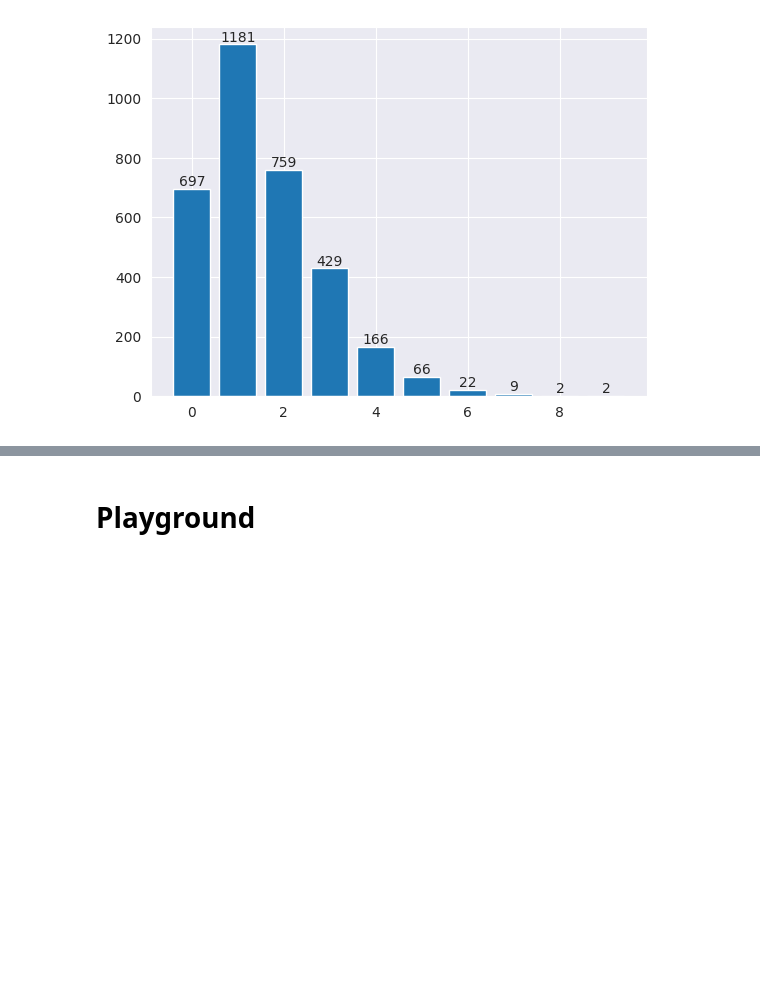
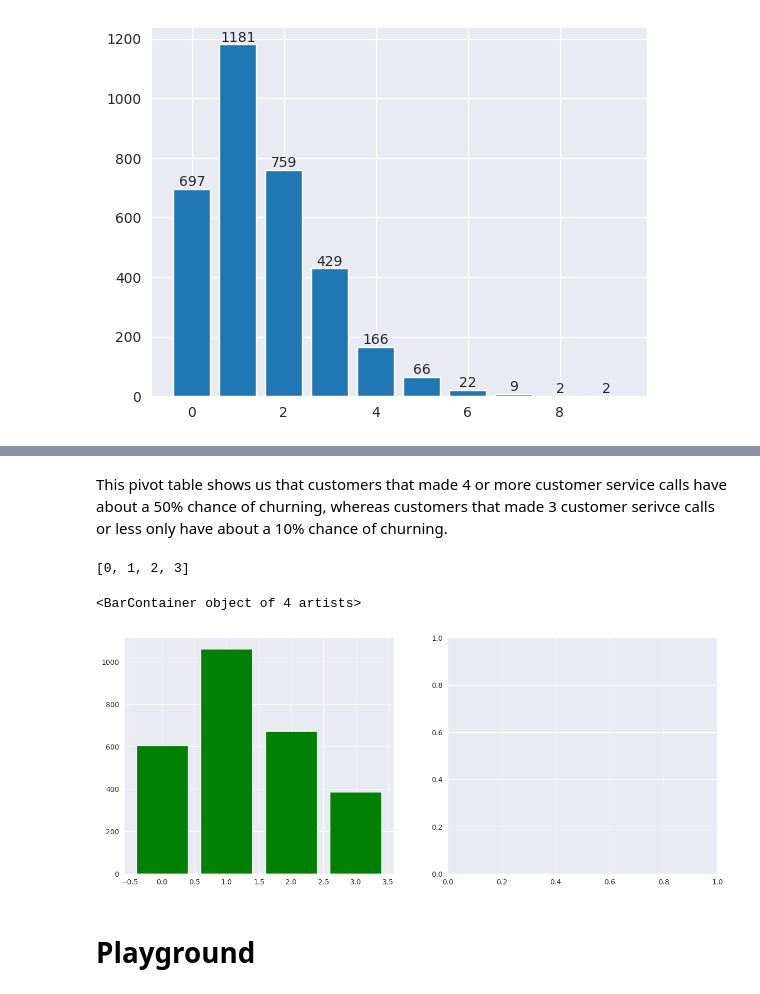
Before and after one commit to bmjaron/phase_3_project, a Jupyter notebook: Untitled1.ipynb, the cells around one changed output, grey strips where cells are left out. Cells and saved outputs as stored; diff of their text form; code cells hidden in the pictures; blank space fills up the shorter version.

```diff
--- a/Untitled1.ipynb
+++ b/Untitled1.ipynb
@@ -116,0 +119,5 @@ plt.show()
+# %%
+pivot_df = df[['customer service calls', 'churn']]
+
+pd.pivot_table(data=pivot_df,
+               index='customer service calls')
@@ -117,3 +163,18 @@ plt.show()
+# %% [markdown]
+This pivot table shows us that customers that made 4 or more customer service calls have about a 50% chance of churning, whereas customers that made 3 customer serivce calls or less only have about a 10% chance of churning.
+# %%
+pivot_df.value_counts()[0][True]
+[n for n in range(0,4)]
+# %% [output]
+[0, 1, 2, 3]
+# %%
+fig, axes = plt.subplots(1,2, figsize=(15,6))
+
+axes[0].bar(x=[0,1,2,3], height=[pivot_df.value_counts()[n][True] for n in range(0,4)])
+axes[0].bar(x=[0,1,2,3], height=[pivot_df.value_counts()[n][False] for n in range(0,4)], color='g')
+# %% [output]
+<BarContainer object of 4 artists>
+[figure, added]
 # %% [markdown]
 # Playground
 # %%
```
Also changed, not shown: parts of 2 cells of this notebook.
